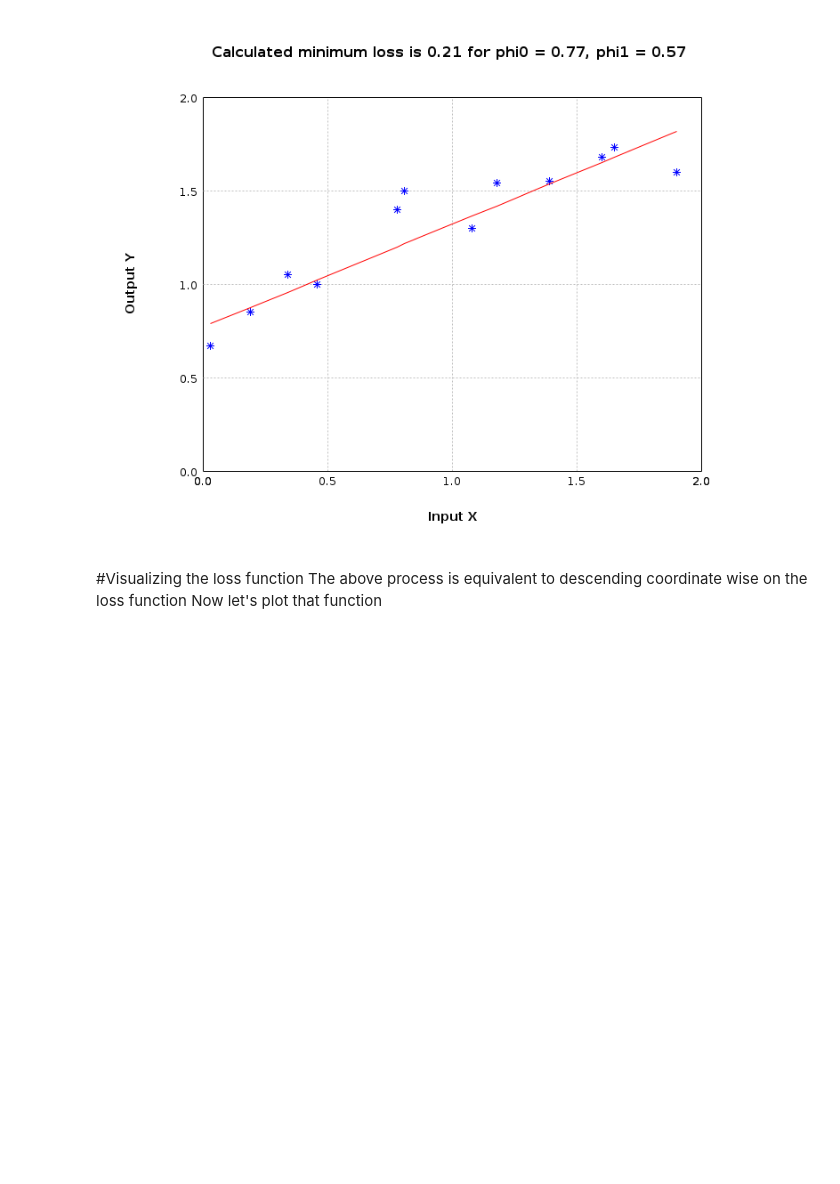
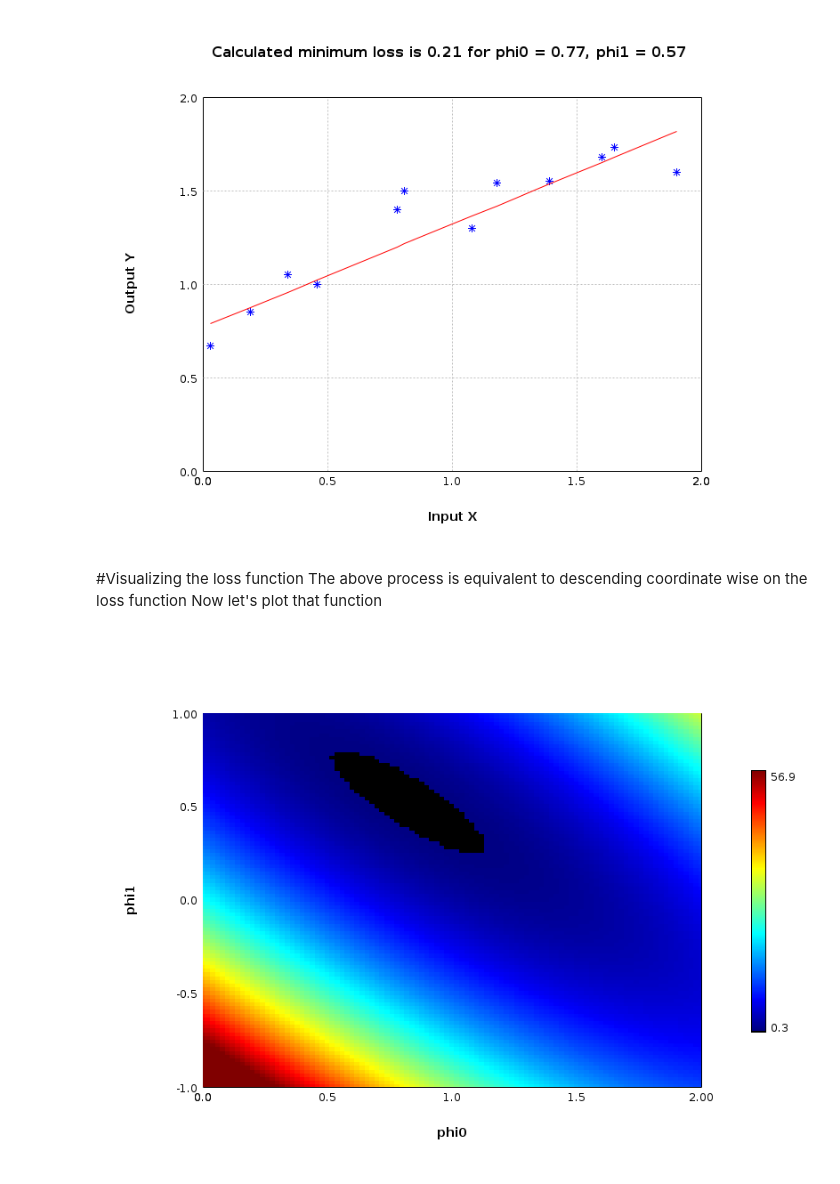
Before and after one commit to jamalromero/colab, a Jupyter notebook: udl_ch2.ipynb, the cells around one changed output. Drawn from its saved outputs; the diff is of its cells as text; code cells hidden in the pictures; blank space fills up the shorter version.

```diff
--- a/udl_ch2.ipynb
+++ b/udl_ch2.ipynb
@@ -151,0 +159,8 @@ var allLosses = manager.zeros(new Shape(phi0.size(), phi1.size()));
+# %%
+double[][] data = toDoubleArray(allLosses.toType(DataType.FLOAT64, false));
+var canvas = Heatmap.of(phi0.toDoubleArray(), phi1.toDoubleArray(), data, 256).canvas();
+//canvas.add(Contour.of(phi0.toDoubleArray(), phi1.toDoubleArray(),data));
+canvas.setAxisLabels("phi0", "phi1");
+canvas.toBufferedImage(800, 600)
+# %% [output]
+[figure, added]
```
Also changed, not shown: parts of 4 cells of this notebook.
